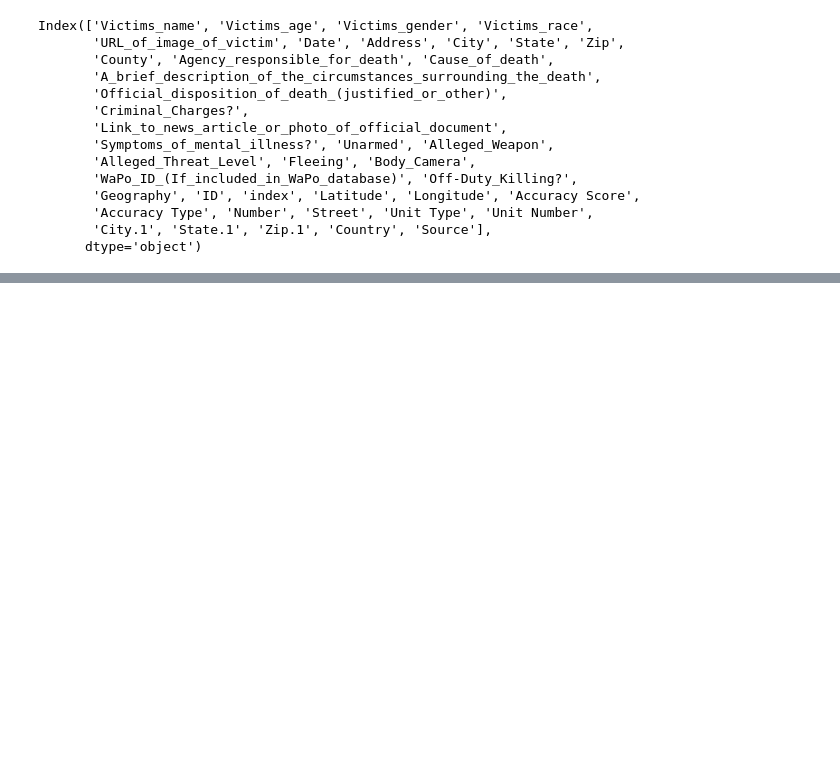
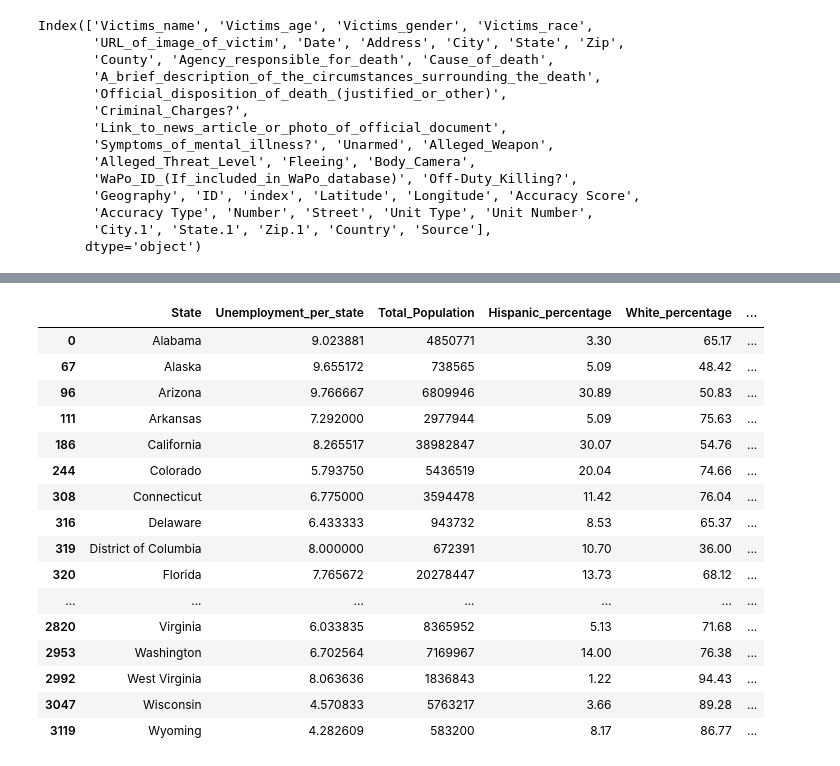
Before and after one commit to IraVillar/Police-Violence, a Jupyter notebook: PoliceViolence EDA.ipynb, the cells around one changed output, grey strips where cells are left out. Drawn from its saved outputs; the diff is of its cells as text; code cells hidden in the pictures; blank space fills up the shorter version.

```diff
--- a/PoliceViolence EDA.ipynb
+++ b/PoliceViolence EDA.ipynb
@@ -139,0 +155,2 @@ PK_geocode.to_csv('PK_geocode.csv')
+# %%
+census = census[census.State != 'Puerto Rico']
@@ -139,0 +168,35 @@ PK_geocode.to_csv('PK_geocode.csv')
+# %%
+census['Unemployment_per_state'] = census.groupby('State')['Unemployment'].transform('mean')
+census['Total_Population'] = census.groupby('State')['TotalPop'].transform('sum')
+
+list_of_races = ['Hispanic','White', 'Black', 'Native', 'Asian', 'Pacific']
+for race in list_of_races:
+    census['{}_percentage'.format(race)] = census.groupby('State')[race].transform('mean')
+    census['{}_percentage'.format(race)] = census['{}_percentage'.format(race)].round(2)
+# %%
+census = census[['State','Unemployment_per_state',
+       'Total_Population', 'Hispanic_percentage', 'White_percentage',
+       'Black_percentage', 'Native_percentage', 'Asian_percentage',
+       'Pacific_percentage']]
+# %%
+census.drop_duplicates(inplace=True)
+# %%
+census
+# %% [output]
+|  | State | Unemployment_per_state | Total_Population | Hispanic_percentage | White_percentage | ... |
+| 0 | Alabama | 9.023881 | 4850771 | 3.30 | 65.17 | ... |
+| 67 | Alaska | 9.655172 | 738565 | 5.09 | 48.42 | ... |
+| 96 | Arizona | 9.766667 | 6809946 | 30.89 | 50.83 | ... |
+| 111 | Arkansas | 7.292000 | 2977944 | 5.09 | 75.63 | ... |
+| 186 | California | 8.265517 | 38982847 | 30.07 | 54.76 | ... |
+| 244 | Colorado | 5.793750 | 5436519 | 20.04 | 74.66 | ... |
+| 308 | Connecticut | 6.775000 | 3594478 | 11.42 | 76.04 | ... |
+| 316 | Delaware | 6.433333 | 943732 | 8.53 | 65.37 | ... |
+| 319 | District of Columbia | 8.000000 | 672391 | 10.70 | 36.00 | ... |
+| 320 | Florida | 7.765672 | 20278447 | 13.73 | 68.12 | ... |
+| ... | ... | ... | ... | ... | ... | ... |
+| 2820 | Virginia | 6.033835 | 8365952 | 5.13 | 71.68 | ... |
+| 2953 | Washington | 6.702564 | 7169967 | 14.00 | 76.38 | ... |
+| 2992 | West Virginia | 8.063636 | 1836843 | 1.22 | 94.43 | ... |
+| 3047 | Wisconsin | 4.570833 | 5763217 | 3.66 | 89.28 | ... |
+| 3119 | Wyoming | 4.282609 | 583200 | 8.17 | 86.77 | ... |
```
Also changed, not shown: parts of 12 cells of this notebook, 2 other files.
